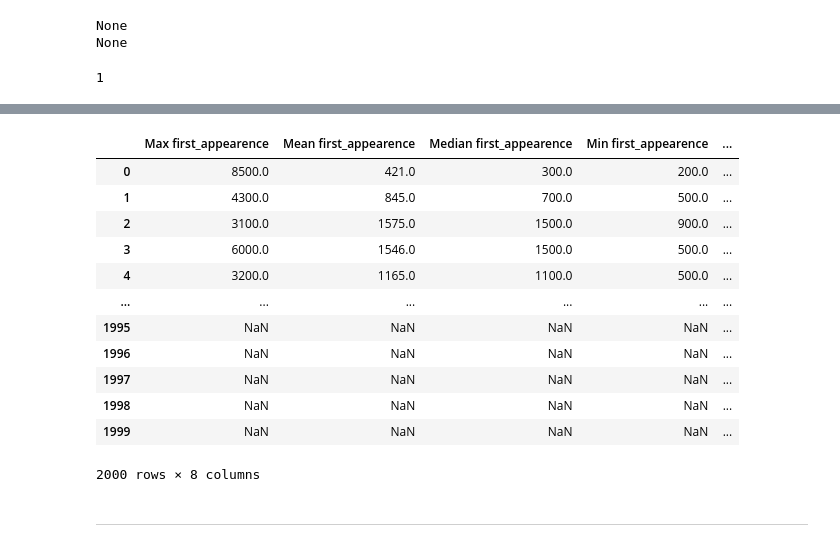
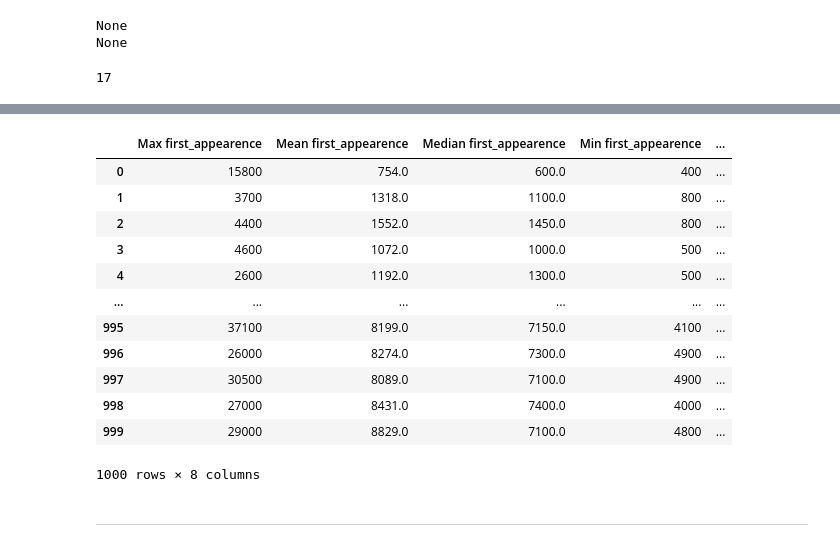
Before and after one commit to MatsuneMikuroi/ICS-2025, a Jupyter notebook: week9.ipynb, the cells around one changed output, grey strips where cells are left out. Saved outputs shown, nothing was run; the diff lists cells and outputs as text; code cells hidden in the pictures.

```diff
--- a/week9.ipynb
+++ b/week9.ipynb
@@ -117,8 +98,8 @@ Par exemple, pour la liste `[10, 20, 20, 20, 20, 30, 30]` et la valeur `20` en e
 # Réponse au point 1.
 def dichotimic_search(L: list[any], x: any) -> int|None:
     """
-    :param: L: list of sorted elements
-    :param: x: element to search
+    :param L: list of sorted elements
+    :param x: element to search
     :return: index of x in L or None if not found
     """
     if len(L) == 0:
@@ -141,8 +122,8 @@ def dichotimic_search(L: list[any], x: any) -> int|None:
 
 def first_appearence(L:list[any], x: any) -> int|None:
     """
-    :param: L: list of sorted elements
-    :param: x: element to search
+    :param L: list of sorted elements
+    :param x: element to search
     :return: index of first appearance of x in L or None if not found
     """
     if len(L) == 0:
@@ -192,8 +173,8 @@ None
 # Réponse au point 2.
 def find_first(L: list[any], x: any) -> int|None:
     """
-    :param: L: list of sorted elements
-    :param: x: element to search
+    :param L: list of sorted elements
+    :param x: element to search
     :return: index of first appearance of x in L or None if not found
     """
     if len(L) == 0:
@@ -209,7 +190,7 @@ def find_first(L: list[any], x: any) -> int|None:
         if L[down] == x:
             return down
         while L[down] < x and L[up] >= x :
-            mid = (up + down) // 2 + down
+            mid = (up - down) // 2 + down
             if L[mid] < x:
                 down = mid + 1
                 if L[down] == x:
@@ -236,9 +217,9 @@ def test_find_first():
     """
 
 
-print(find_first([1, 3, 3, 3, 4, 4, 4, 4, 4, 4, 4, 4, 4, 4, 4,4 , 4], 3))
+print(find_first([1, 3, 3, 3, 4, 4, 4, 4, 4, 4, 4, 4, 4, 4, 4, 4, 4, 5], 5))
 # %% [output]
-1
+17
 # %%
 # Réponse au point 3.
 import time
@@ -246,11 +227,12 @@ import pandas as pd
 import random as rd
 import plotly.express as px
 
+T1 = pd.DataFrame()
+T2 = pd.DataFrame()
 T = pd.DataFrame()
 
 s = 1000
 
-err = 0
 
 for n in range(1, s+1):
     r = {}
@@ -264,10 +246,10 @@ for n in range(1, s+1):
         r[str(e)] = [t1-t0]
         del(L, t0, t1)
     r = pd.DataFrame.from_dict(r, orient='columns')
-    T =  pd.concat(objs=[T, pd.DataFrame.from_dict({'Max first_appearence': r.max(axis=1),
-                                                    'Mean first_appearence': r.mean(axis=1),
-                                                    'Median first_appearence': r.median(axis=1),
-                                                    'Min first_appearence': r.min(axis=1)})],
+    T1 = pd.concat(objs=[T1, pd.DataFrame.from_dict({'Max first_appearence': r.max(axis=1),
+                                                   'Mean first_appearence': r.mean(axis=1),
+                                                   'Median first_appearence': r.median(axis=1),
+                                                   'Min first_appearence': r.min(axis=1)})],
                    ignore_index=True)
     del(r)
 
@@ -284,17 +266,19 @@ for n in range(1, s+1):
         r[str(e)] = [t1-t0]
         del(L, t0, t1)
     r = pd.DataFrame.from_dict(r, orient='columns')
-    T =  pd.concat(objs=[T, pd.DataFrame.from_dict({'Max find_first': r.max(axis=1),
-                                                    'Mean find_first': r.mean(axis=1),
-                                                    'Median find_first': r.median(axis=1),
-                                                    'Min find_first': r.min(axis=1)})],
-                   ignore_index=True)
+    T2 = pd.concat(objs=[T2, pd.DataFrame.from_dict({'Max find_first': r.max(axis=1),
+                                                   'Mean find_first': r.mean(axis=1),
+                                                   'Median find_first': r.median(axis=1),
+                                                   'Min find_first': r.min(axis=1)})],
+                  ignore_index=True)
     del(r)
 
+T = pd.concat(objs=[T1, T2], axis=1)
+T = T.rename(columns={0: 'Max first_appearence', 1: 'Mean first_appearence', 2: 'Median first_appearence',
+                      3: 'Min first_appearence', 4: 'Max find_first', 5: 'Mean find_first',
+                      6: 'Median find_first', 7: 'Min find_first'})
 graph = px.line(data_frame=T)
 graph.show()
 
-print(err)
-
 T
 # %% [output]
@@ -302,16 +302,16 @@ T
 |  | Max first_appearence | Mean first_appearence | Median first_appearence | Min first_appearence | ... |
-| 0 | 8500.0 | 421.0 | 300.0 | 200.0 | ... |
-| 1 | 4300.0 | 845.0 | 700.0 | 500.0 | ... |
-| 2 | 3100.0 | 1575.0 | 1500.0 | 900.0 | ... |
-| 3 | 6000.0 | 1546.0 | 1500.0 | 500.0 | ... |
-| 4 | 3200.0 | 1165.0 | 1100.0 | 500.0 | ... |
+| 0 | 15800 | 754.0 | 600.0 | 400 | ... |
+| 1 | 3700 | 1318.0 | 1100.0 | 800 | ... |
+| 2 | 4400 | 1552.0 | 1450.0 | 800 | ... |
+| 3 | 4600 | 1072.0 | 1000.0 | 500 | ... |
+| 4 | 2600 | 1192.0 | 1300.0 | 500 | ... |
 | ... | ... | ... | ... | ... | ... |
-| 1995 | NaN | NaN | NaN | NaN | ... |
-| 1996 | NaN | NaN | NaN | NaN | ... |
-| 1997 | NaN | NaN | NaN | NaN | ... |
-| 1998 | NaN | NaN | NaN | NaN | ... |
-| 1999 | NaN | NaN | NaN | NaN | ... |
+| 995 | 37100 | 8199.0 | 7150.0 | 4100 | ... |
+| 996 | 26000 | 8274.0 | 7300.0 | 4900 | ... |
+| 997 | 30500 | 8089.0 | 7100.0 | 4900 | ... |
+| 998 | 27000 | 8431.0 | 7400.0 | 4000 | ... |
+| 999 | 29000 | 8829.0 | 7100.0 | 4800 | ... |
-2000 rows × 8 columns
+1000 rows × 8 columns
 # %% [markdown]
 ***
 # %% [markdown]
```
Also changed, not shown: parts of 7 cells of this notebook.
